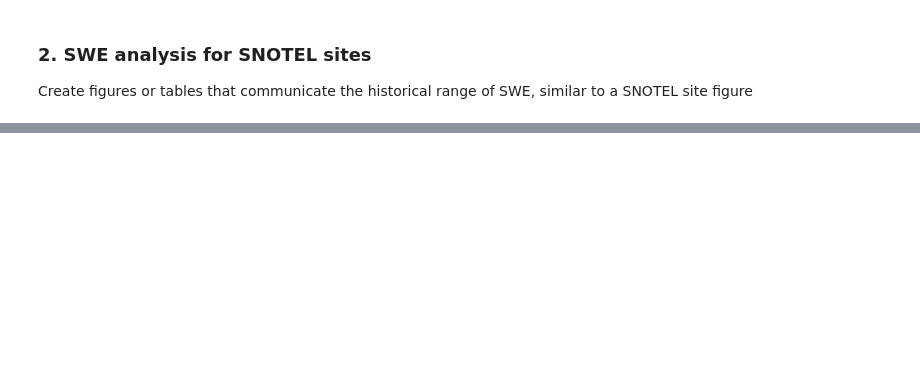
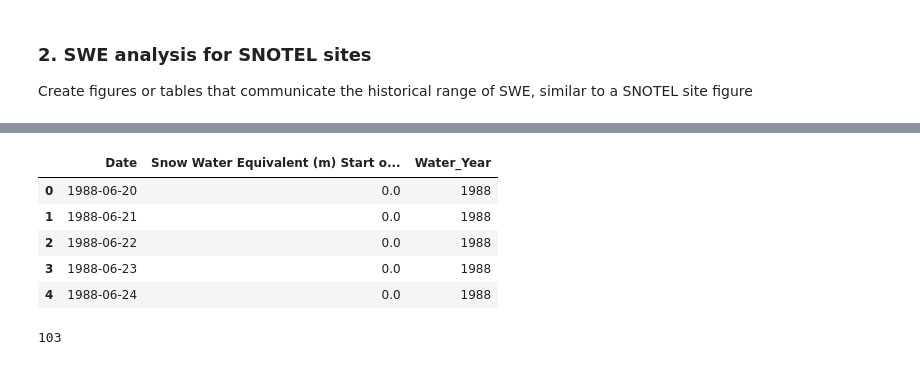
Before and after one commit to adernbach/hydroinformaticshomework2, a Jupyter notebook: res_mgmt.ipynb, the cells around one changed output, grey strips where cells are left out. Cells and saved outputs as stored; diff of their text form; code cells hidden in the pictures; blank space fills up the shorter version.

Commit message:
got thaynes working

```diff
--- a/res_mgmt.ipynb
+++ b/res_mgmt.ipynb
@@ -220,2 +189,44 @@ SNOTEL_Analyzer.SNOTELPlots(sitedict, gdf_in_bbox, WY, watershed, AOI,DOI)
 # %%
 # Thaynes isn't showing past January even though the files/snotel/df has data.
+# %%
+sitedf = pd.read_csv(f"files/SNOTEL/df_814_UT_SNTL_Utah_SNTL.csv") #thaynes
+#sitedf = pd.read_csv(f"files/SNOTEL/df_684_UT_SNTL_Utah_SNTL.csv") #parleys
+WYs = sitedf['Water_Year'].unique()
+WYs
+sitedf.head()
+# %% [output]
+|  | Date | Snow Water Equivalent (m) Start o... | Water_Year |
+| 0 | 1988-06-20 | 0.0 | 1988 |
+| 1 | 1988-06-21 | 0.0 | 1988 |
+| 2 | 1988-06-22 | 0.0 | 1988 |
+| 3 | 1988-06-23 | 0.0 | 1988 |
+| 4 | 1988-06-24 | 0.0 | 1988 |
+# %%
+WYsitedf = pd.DataFrame()
+WYs = [1988]
+for WY in WYs:
+        cols =['M', 'D', 'Snow Water Equivalent (m) Start of Day Values']
+
+        #get water year of interest
+        wydf = sitedf[sitedf['Water_Year']==WY]
+        wydf['M'] = pd.to_datetime(sitedf['Date']).dt.month
+        wydf['D'] = pd.to_datetime(sitedf['Date']).dt.day
+
+        #change NaN to 0, most NaN values are from low to 0 SWE measurements
+        wydf['Snow Water Equivalent (m) Start of Day Values'] = wydf['Snow Water Equivalent (m) Start of Day Values'].fillna(0)
+        wydf = wydf[cols]
+        wydf.rename(columns = {'Snow Water Equivalent (m) Start of Day Values':f"{WY}_SWE_m"}, inplace=True)
+        wydf.reset_index(inplace=True, drop=True)
+        WYsitedf[f"{WY}_SWE_in"] = wydf[f"{WY}_SWE_m"]*39.3701 #converting m to inches (standard for snotel)
+
+        # if len(wydf) == 365:
+        #     try:
+        #         WYsitedf.insert(0,'M',wydf['M'])
+        #         WYsitedf.insert(1,'D',wydf['D'])
+        #     except:
+        #         pass
+
+#summary stats for df
+len(WYsitedf)
+# %% [output]
+103
```
Also changed, not shown: parts of 7 cells of this notebook, 3 other files.
